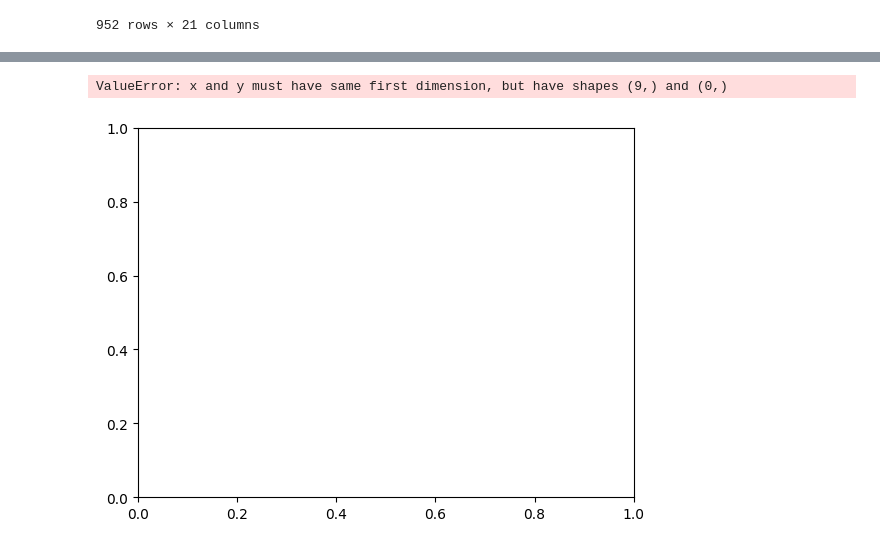
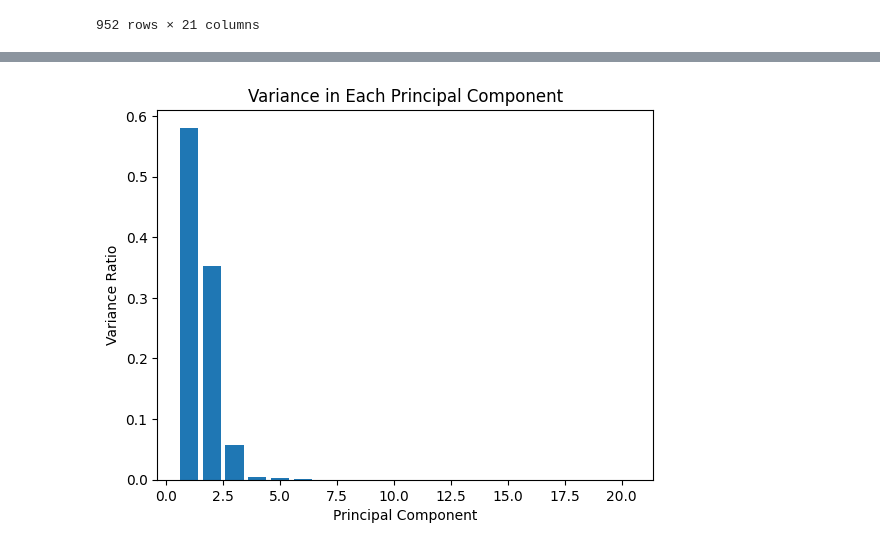
Before and after one commit to omar-elmeteny/MLProject, a Jupyter notebook: ml_project.ipynb, the cells around one changed output, grey strips where cells are left out. Saved outputs shown, nothing was run; the diff lists cells and outputs as text; code cells hidden in the pictures.

Commit message:
finished hierarchical clustering

```diff
--- a/ml_project.ipynb
+++ b/ml_project.ipynb
@@ -455,18 +474,3 @@ The feature in_spotify_playlists is highly correlated with another feature. Drop
 | En La De Ella | 184 | 3.0 | 2022 | 10 | 20 | 0.000000 | ... |
 | Alone | 78 | 1.0 | 2022 | 11 | 4 | 0.013605 | ... |
 952 rows × 21 columns
-# %%
-def plot_variance(df, target_variable):
-    df = df.drop(target_variable, axis=1)
-    pca = PCA()
-    df_pca = pca.fit(df)
-    df_pca = pd.DataFrame(df_pca, columns=['PC'+ i for i in range(1, len(df.columns)+1)]])
-    variance_ratio = pca.explained_variance_ratio_
-    num_components = len(variance_ratio)
-    plt.bar(range(1, num_components + 1), variance_ratio)
-    plt.xlabel('Principal Component')
-    plt.ylabel('Variance Ratio')
-    plt.title('Variance in Each Principal Component')
-    plt.show()
-    return df_pca
-df_pca = plot_variance(df_spotify, 'mode')
@@ -523,6 +476,0 @@ plot_silhouette(avg_silhouette)
-# %%
-wcss = []
-for i in range(1, 11):
-    kmeans = KMeans(n_clusters = i, init = 'k-means++', max_iter = 300, n_init = 10, random_state = 0)
-    kmeans.fit(feature_selection_low_variance)
-    wcss.append(kmeans.inertia_)
@@ -752,5 +477,18 @@ For n_clusters = 10 The average silhouette_score is : -0.7546639161970817
-# %%
-plot_silhouette(avg_silhouette)
-# %% [output]
-ValueError: x and y must have same first dimension, but have shapes (9,) and (0,)
-[figure, removed]
+# %%
+def plot_variance(df, target_variable):
+    df = df.drop([target_variable, 'artist(s)_name', 'key'], axis=1)
+    pca = PCA()
+    df_pca = pca.fit_transform(df)
+    df_pca = pd.DataFrame(df_pca, columns=['PC'+ str(i) for i in range(1, len(df.columns)+1)])
+    variance_ratio = pca.explained_variance_ratio_
+    num_components = len(variance_ratio)
+    plt.bar(range(1, num_components + 1), variance_ratio)
+    plt.xlabel('Principal Component')
+    plt.ylabel('Variance Ratio')
+    plt.title('Variance in Each Principal Component')
+    plt.show()
+    return df_pca
+
+df_pca = plot_variance(df_spotify, 'mode')
+# %% [output]
+[figure, added]
```
Also changed, not shown: parts of 39 cells of this notebook.
